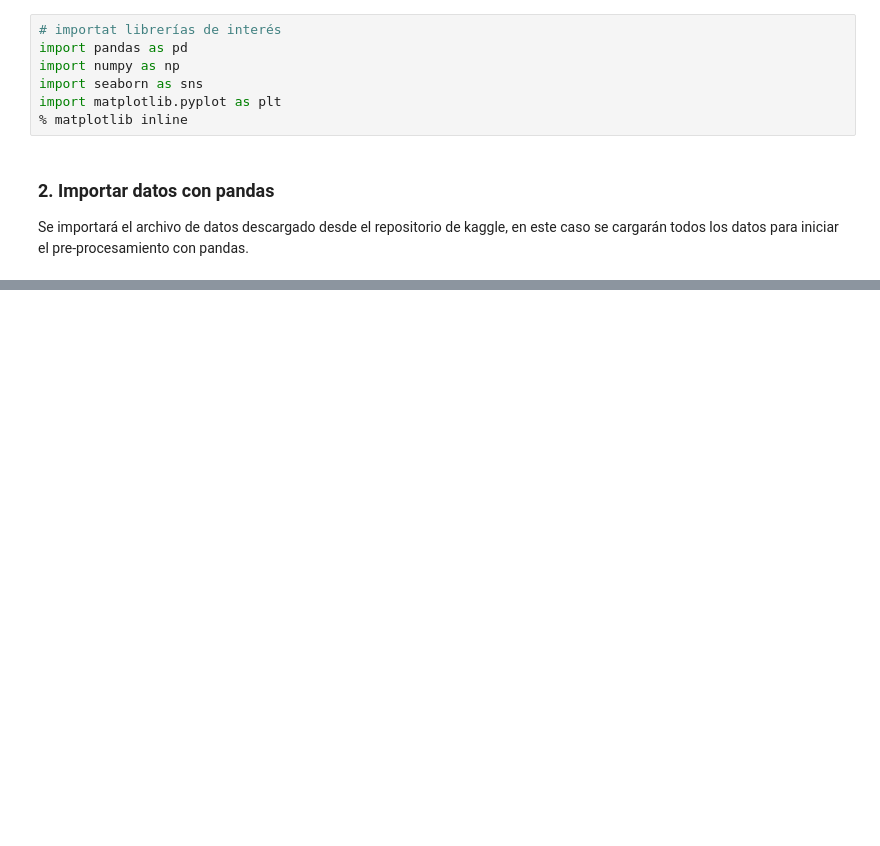
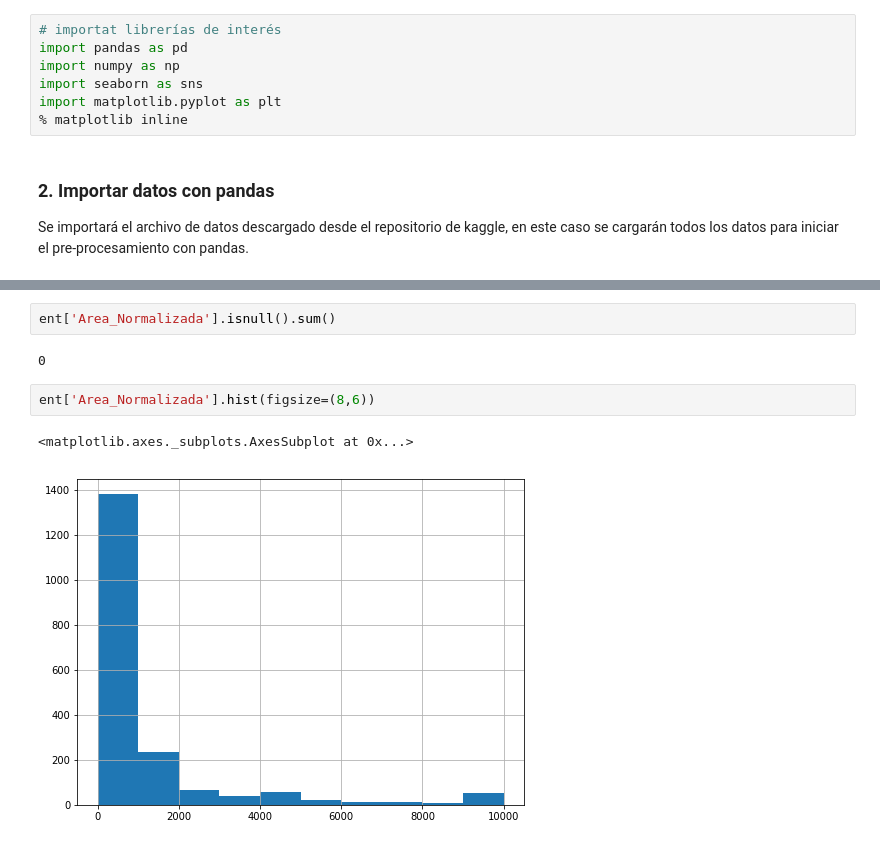
Before and after one commit to ruedadavid/BigData_Trabajo, a Jupyter notebook: nb/Trabajo_RevisionDatos_EDA.ipynb, the cells around one changed output, grey strips where cells are left out. Cells and saved outputs as stored; diff of their text form; blank space fills up the shorter version.

```diff
--- a/nb/Trabajo_RevisionDatos_EDA.ipynb
+++ b/nb/Trabajo_RevisionDatos_EDA.ipynb
@@ -298,0 +201,9 @@ AttributeError: Unknown property cmap_
+# %%
+ent['Area_Normalizada'].isnull().sum()
+# %% [output]
+0
+# %%
+ent['Area_Normalizada'].hist(figsize=(8,6))
+# %% [output]
+<matplotlib.axes._subplots.AxesSubplot at 0x...>
+[figure, added]
```
Also changed, not shown: parts of 60 cells of this notebook, 1 other file.
